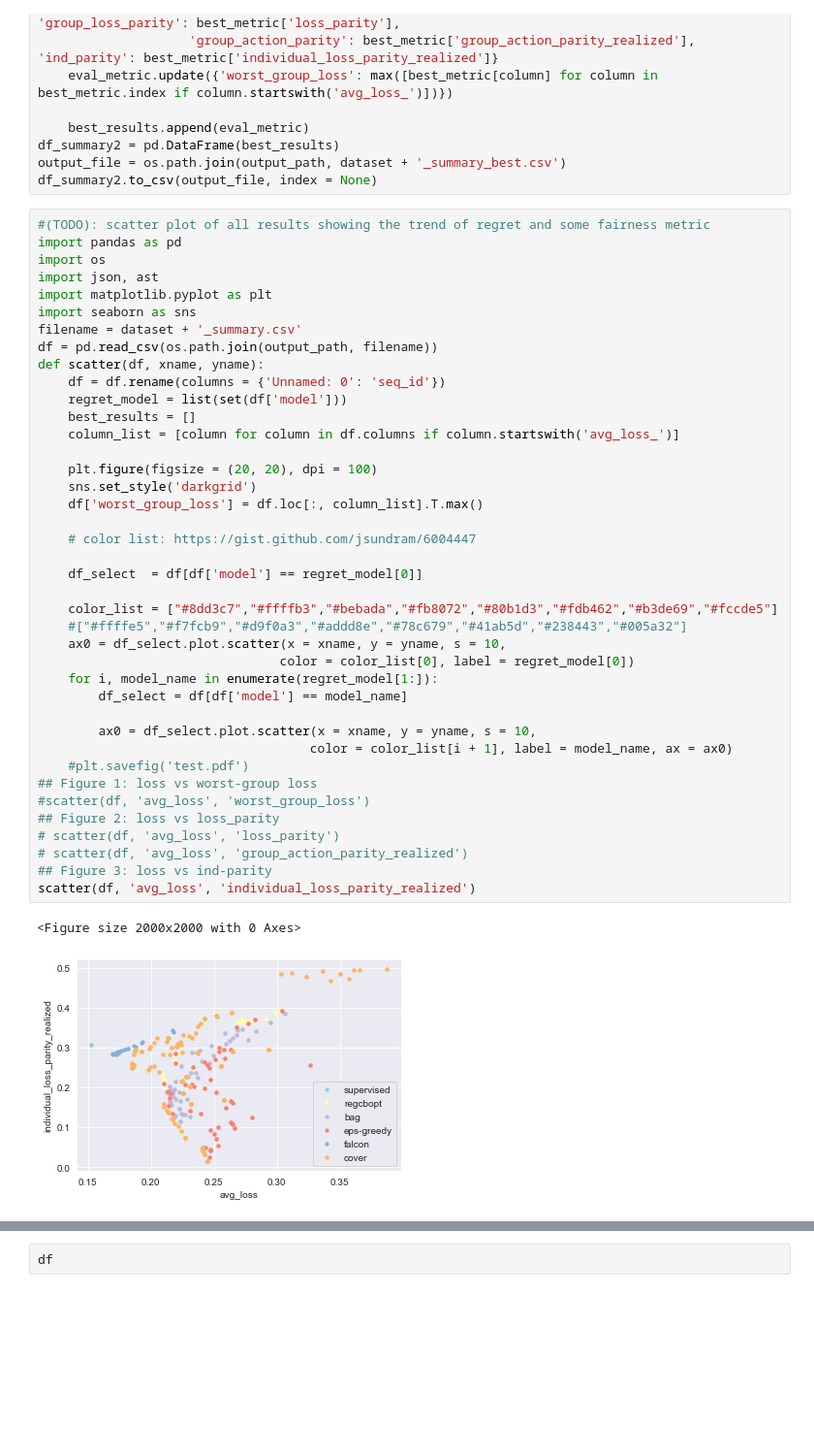
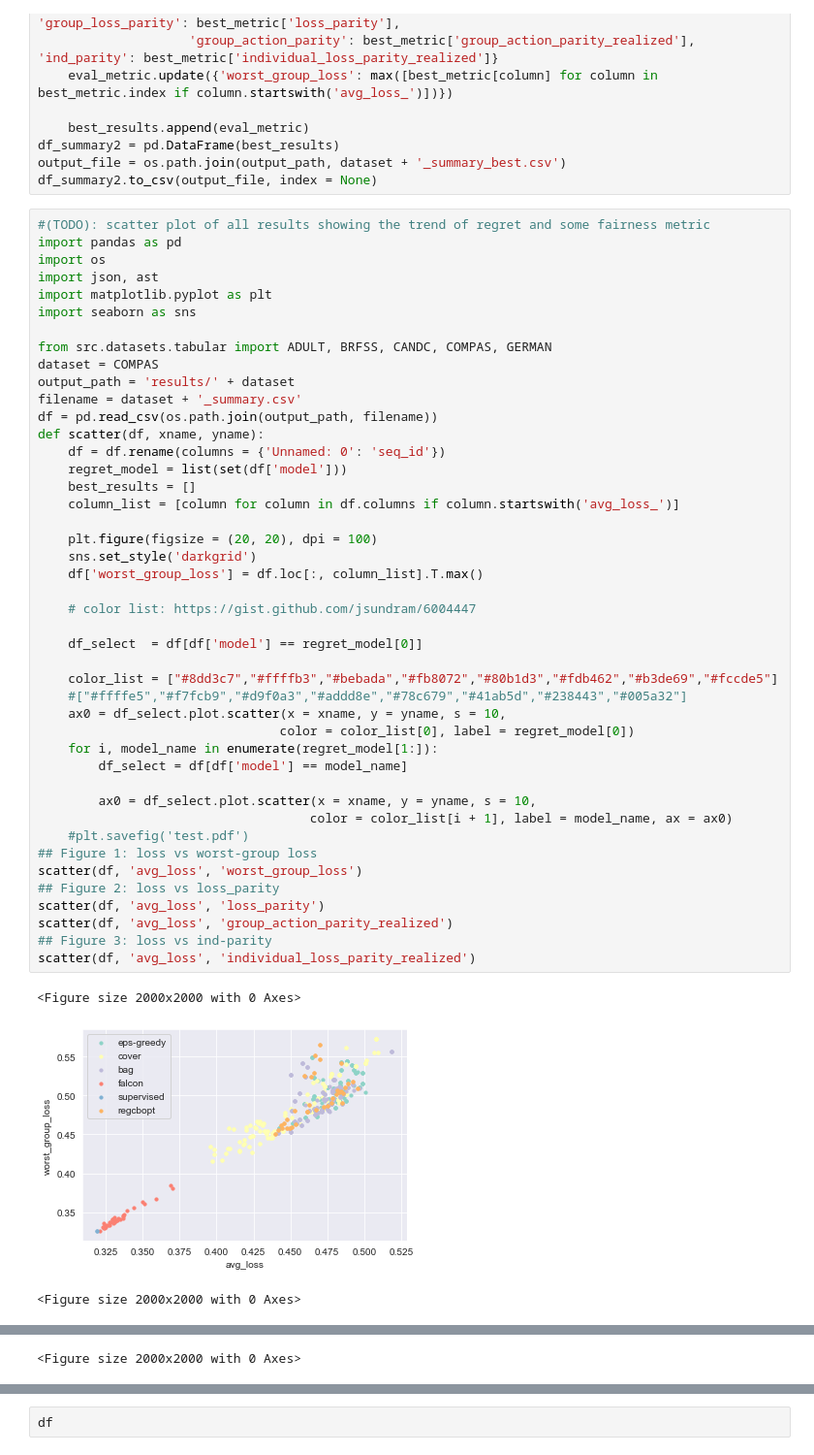
Before and after one commit to wangtianyu61/fa-alg, a Jupyter notebook: figure.ipynb, the cells around one changed output, grey strips where cells are left out. Shown at 97% size. Cells and saved outputs as stored; diff of their text form; blank space fills up the shorter version.

Commit message:
update some result

```diff
--- a/figure.ipynb
+++ b/figure.ipynb
@@ -41,39 +41,44 @@ import os
 import json, ast
 import matplotlib.pyplot as plt
 import seaborn as sns
+
+from src.datasets.tabular import ADULT, BRFSS, CANDC, COMPAS, GERMAN
+dataset = COMPAS
+output_path = 'results/' + dataset
 filename = dataset + '_summary.csv'
 df = pd.read_csv(os.path.join(output_path, filename))
 def scatter(df, xname, yname):
     df = df.rename(columns = {'Unnamed: 0': 'seq_id'})
     regret_model = list(set(df['model']))
     best_results = []
     column_list = [column for column in df.columns if column.startswith('avg_loss_')]
 
     plt.figure(figsize = (20, 20), dpi = 100)
     sns.set_style('darkgrid')
     df['worst_group_loss'] = df.loc[:, column_list].T.max()
 
     # color list: https://gist.github.com/jsundram/6004447
 
     df_select  = df[df['model'] == regret_model[0]]
 
     color_list = ["#8dd3c7","#ffffb3","#bebada","#fb8072","#80b1d3","#fdb462","#b3de69","#fccde5"]
     #["#ffffe5","#f7fcb9","#d9f0a3","#addd8e","#78c679","#41ab5d","#238443","#005a32"]
     ax0 = df_select.plot.scatter(x = xname, y = yname, s = 10,
                                 color = color_list[0], label = regret_model[0])
     for i, model_name in enumerate(regret_model[1:]):
         df_select = df[df['model'] == model_name]
 
         ax0 = df_select.plot.scatter(x = xname, y = yname, s = 10,
                                     color = color_list[i + 1], label = model_name, ax = ax0)
     #plt.savefig('test.pdf')
 ## Figure 1: loss vs worst-group loss
-#scatter(df, 'avg_loss', 'worst_group_loss')
+scatter(df, 'avg_loss', 'worst_group_loss')
 ## Figure 2: loss vs loss_parity
-# scatter(df, 'avg_loss', 'loss_parity')
-# scatter(df, 'avg_loss', 'group_action_parity_realized')
+scatter(df, 'avg_loss', 'loss_parity')
+scatter(df, 'avg_loss', 'group_action_parity_realized')
 ## Figure 3: loss vs ind-parity
 scatter(df, 'avg_loss', 'individual_loss_parity_realized')
 # %% [output]
 <Figure size 2000x2000 with 0 Axes>
-[figure, old version]
+[figure, new version]
+<Figure size 2000x2000 with 0 Axes>
@@ -79,0 +86 @@ scatter(df, 'avg_loss', 'individual_loss_parity_realized')
+<Figure size 2000x2000 with 0 Axes>
```
Also changed, not shown: parts of 5 cells of this notebook, 3 other files.
